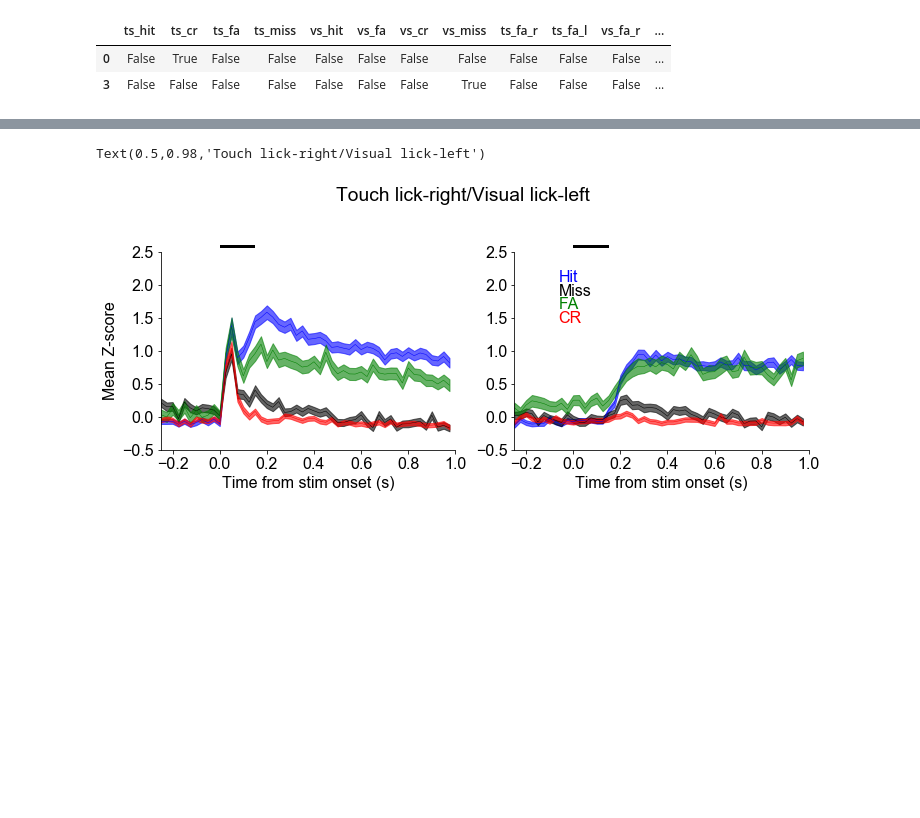
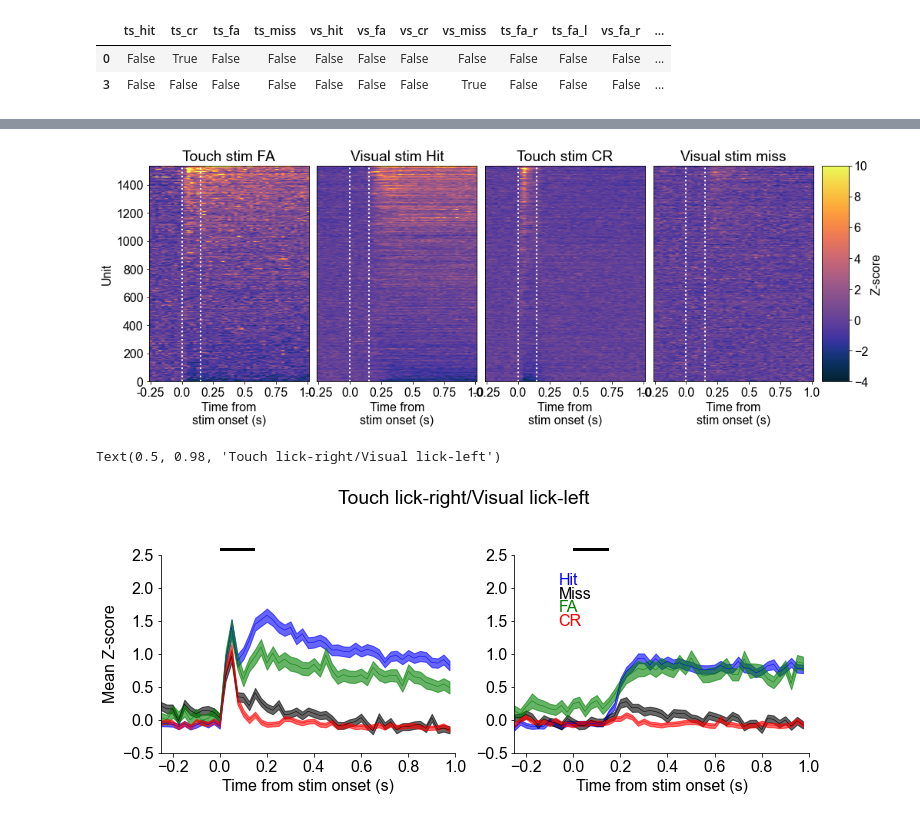
Before and after one commit to oconnorlab/Finkel_et_al_2024, a Jupyter notebook: Figure2/Figure2_zscore_heatmaps.ipynb, the cells around one changed output, grey strips where cells are left out. Drawn from its saved outputs; the diff is of its cells as text; code cells hidden in the pictures; blank space fills up the shorter version.

```diff
--- a/Figure2/Figure2_zscore_heatmaps.ipynb
+++ b/Figure2/Figure2_zscore_heatmaps.ipynb
@@ -307,3 +327,21 @@ fig2b_2.set_size_inches(16,5)
+# %%
+mpl.close('all')
+# sub_map = unit_key_df.sort_values(['activation_resp'], ascending = True)
+colors = cmocean.cm.thermal
+columns = ['Touch Stim FA(z_score)', 'Visual Stim Hit(z_score)', 'Touch Stim CR(z_score)', 'Visual Stim Miss(z_score)']
+data = {}
+
+for z_map in columns:
+    data[z_map] = pd.DataFrame(np.stack(sub_map2[z_map].values))
+
+titles = ('Touch stim FA','Visual stim Hit', 'Touch stim CR', 'Visual stim miss')
+fig2b_2 = pu.create_heatmap(data, columns, colors, titles, [-0.25,1.0001], [-4,10], 0.025)
+fig2b_2.set_size_inches(16,5)
+
+# fig2b_2.savefig('fig2b_fwdcontingency_heatmap2.pdf', format = 'pdf', dpi = 900)
+# py.iplot(fig, filename= 'Hit_CR_Miss')
+# %% [output]
+[figure, added]
 # %%
 # fig2b_1.savefig('fig2b_1.pdf',format='pdf', dpi=900, transparent = True)
 # fig2b_2.savefig('fig2b_2.pdf',format='pdf', dpi=900, transparent = True)
@@ -313,7 +351,7 @@ columns = [['Touch Stim Hit(z_score)', 'Visual Stim Hit(z_score)'], ['Touch Stim
  ['Touch Stim FA(z_score)', 'Visual Stim FA(z_score)'], ['Touch Stim CR(z_score)',  'Visual Stim CR(z_score)']]
 
 for i,col in enumerate(columns):
-    data[i] = [pd.DataFrame(np.stack(sub_map2[z_map].as_matrix())) for z_map in col]
+    data[i] = [pd.DataFrame(np.stack(sub_map2[z_map].values)) for z_map in col]
 
 
 data = {}
@@ -323,7 +361,7 @@ columns = [['Touch Stim Hit(z_score)', 'Touch Stim Miss(z_score)',
             'Visual Stim FA(z_score)', 'Visual Stim CR(z_score)']]
 
 for i,col in enumerate(columns):
-    data[i] = [pd.DataFrame(np.stack(sub_map2[z_map].as_matrix())) for z_map in col]
+    data[i] = [pd.DataFrame(np.stack(sub_map2[z_map].values)) for z_map in col]
 
 importlib.reload(pu);
 fig = pu.plot_zscore_psth(data, [-0.25, 1.01], bin_size, ['b', 'k', 'g', 'r'], labels = ['Hit', 'Miss', 'FA','CR'])
@@ -331,5 +369,5 @@ fig.set_size_inches(12,5)
 fig.suptitle('Touch lick-right/Visual lick-left')
 # fig.savefig('mean_zscore_psths_fwd.pdf',format='pdf', dpi=900, transparent = True)
 # %% [output]
-Text(0.5,0.98,'Touch lick-right/Visual lick-left')
+Text(0.5, 0.98, 'Touch lick-right/Visual lick-left')
 [figure]
```
Also changed, not shown: parts of 18 cells of this notebook, 21 other files.
